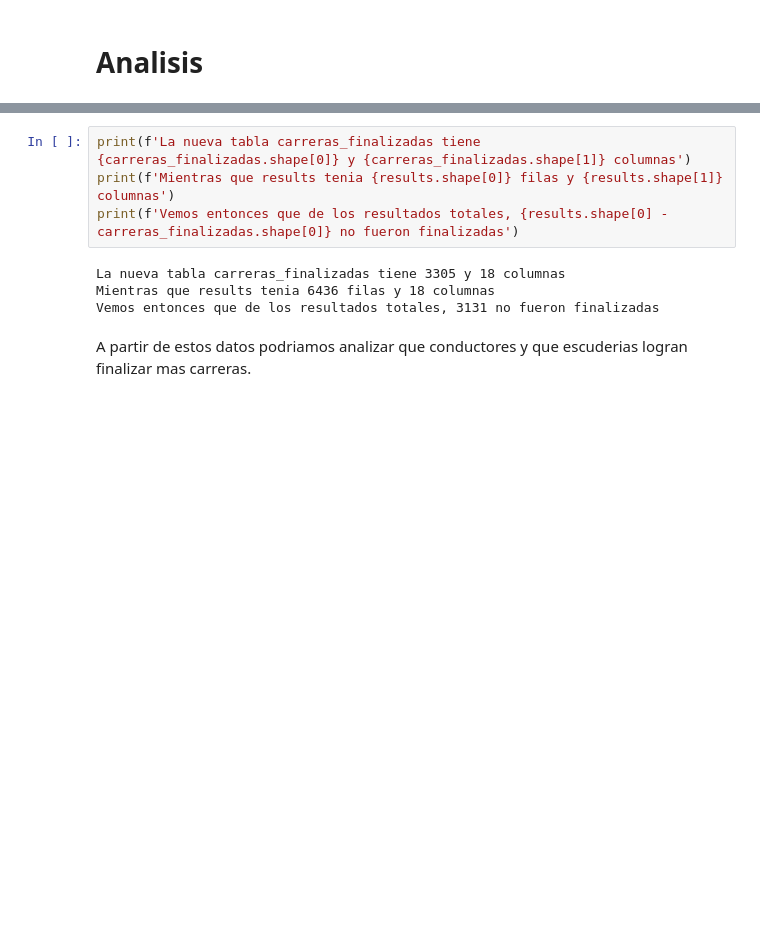
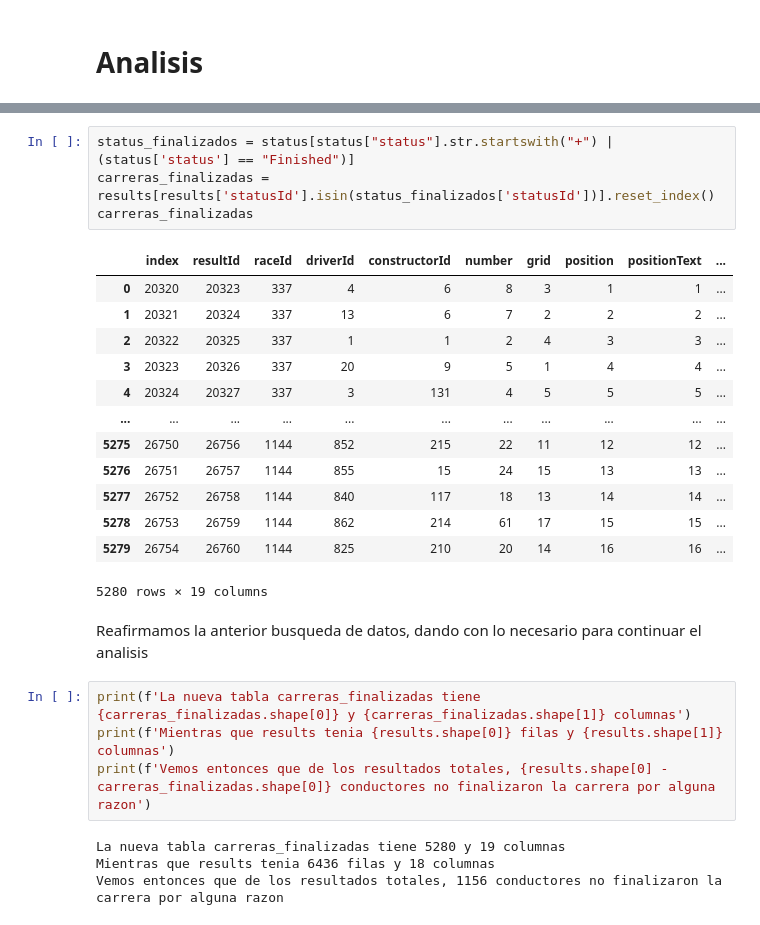
Before and after one commit to Joaquin-Lobato-Adinolfi/TP_LMC_F1_Analysis, a Jupyter notebook: TP_LMC_F1_Analysis.ipynb, the cells around one changed output, grey strips where cells are left out. Drawn from its saved outputs; the diff is of its cells as text; blank space fills up the shorter version.

```diff
--- a/TP_LMC_F1_Analysis.ipynb
+++ b/TP_LMC_F1_Analysis.ipynb
@@ -772,10 +764,28 @@ carreras_finalizadas
+# %%
+status_finalizados = status[status["status"].str.startswith("+") | (status['status'] == "Finished")]
+carreras_finalizadas = results[results['statusId'].isin(status_finalizados['statusId'])].reset_index()
+carreras_finalizadas
+# %% [output]
+|  | index | resultId | raceId | driverId | constructorId | number | grid | position | positionText | ... |
+| 0 | 20320 | 20323 | 337 | 4 | 6 | 8 | 3 | 1 | 1 | ... |
+| 1 | 20321 | 20324 | 337 | 13 | 6 | 7 | 2 | 2 | 2 | ... |
+| 2 | 20322 | 20325 | 337 | 1 | 1 | 2 | 4 | 3 | 3 | ... |
+| 3 | 20323 | 20326 | 337 | 20 | 9 | 5 | 1 | 4 | 4 | ... |
+| 4 | 20324 | 20327 | 337 | 3 | 131 | 4 | 5 | 5 | 5 | ... |
+| ... | ... | ... | ... | ... | ... | ... | ... | ... | ... | ... |
+| 5275 | 26750 | 26756 | 1144 | 852 | 215 | 22 | 11 | 12 | 12 | ... |
+| 5276 | 26751 | 26757 | 1144 | 855 | 15 | 24 | 15 | 13 | 13 | ... |
+| 5277 | 26752 | 26758 | 1144 | 840 | 117 | 18 | 13 | 14 | 14 | ... |
+| 5278 | 26753 | 26759 | 1144 | 862 | 214 | 61 | 17 | 15 | 15 | ... |
+| 5279 | 26754 | 26760 | 1144 | 825 | 210 | 20 | 14 | 16 | 16 | ... |
+5280 rows × 19 columns
+# %% [markdown]
+Reafirmamos la anterior busqueda de datos, dando con lo necesario para continuar el analisis
 # %%
 print(f'La nueva tabla carreras_finalizadas tiene {carreras_finalizadas.shape[0]} y {carreras_finalizadas.shape[1]} columnas')
 print(f'Mientras que results tenia {results.shape[0]} filas y {results.shape[1]} columnas')
-print(f'Vemos entonces que de los resultados totales, {results.shape[0] - carreras_finalizadas.shape[0]} no fueron finalizadas')
+print(f'Vemos entonces que de los resultados totales, {results.shape[0] - carreras_finalizadas.shape[0]} conductores no finalizaron la carrera por alguna razon')
 # %% [output]
-La nueva tabla carreras_finalizadas tiene 3305 y 18 columnas
+La nueva tabla carreras_finalizadas tiene 5280 y 19 columnas
 Mientras que results tenia 6436 filas y 18 columnas
-Vemos entonces que de los resultados totales, 3131 no fueron finalizadas
+Vemos entonces que de los resultados totales, 1156 conductores no finalizaron la carrera por alguna razon
-# %% [markdown]
-A partir de estos datos podriamos analizar que conductores y que escuderias logran finalizar mas carreras.
```
Also changed, not shown: parts of 26 cells of this notebook.
